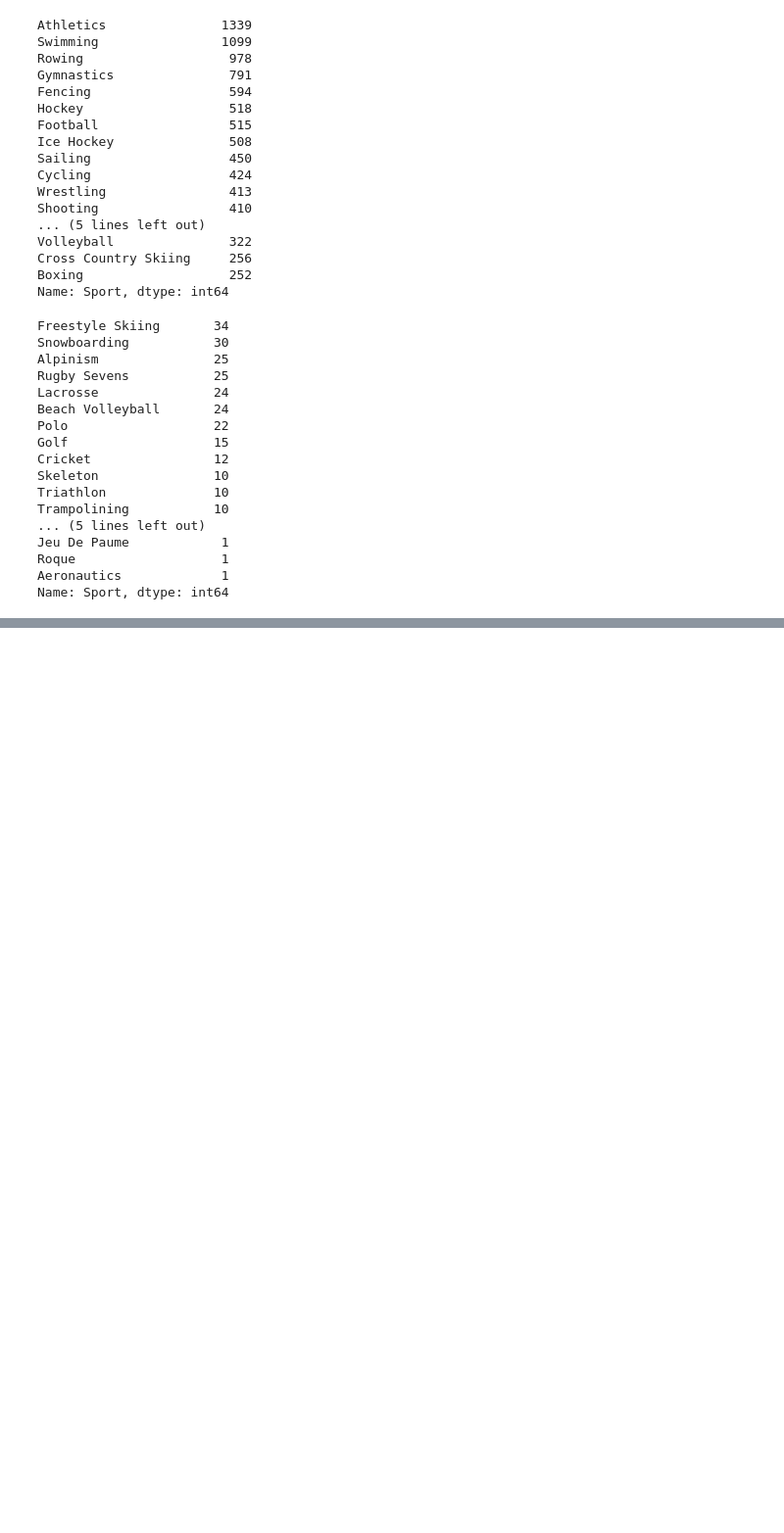
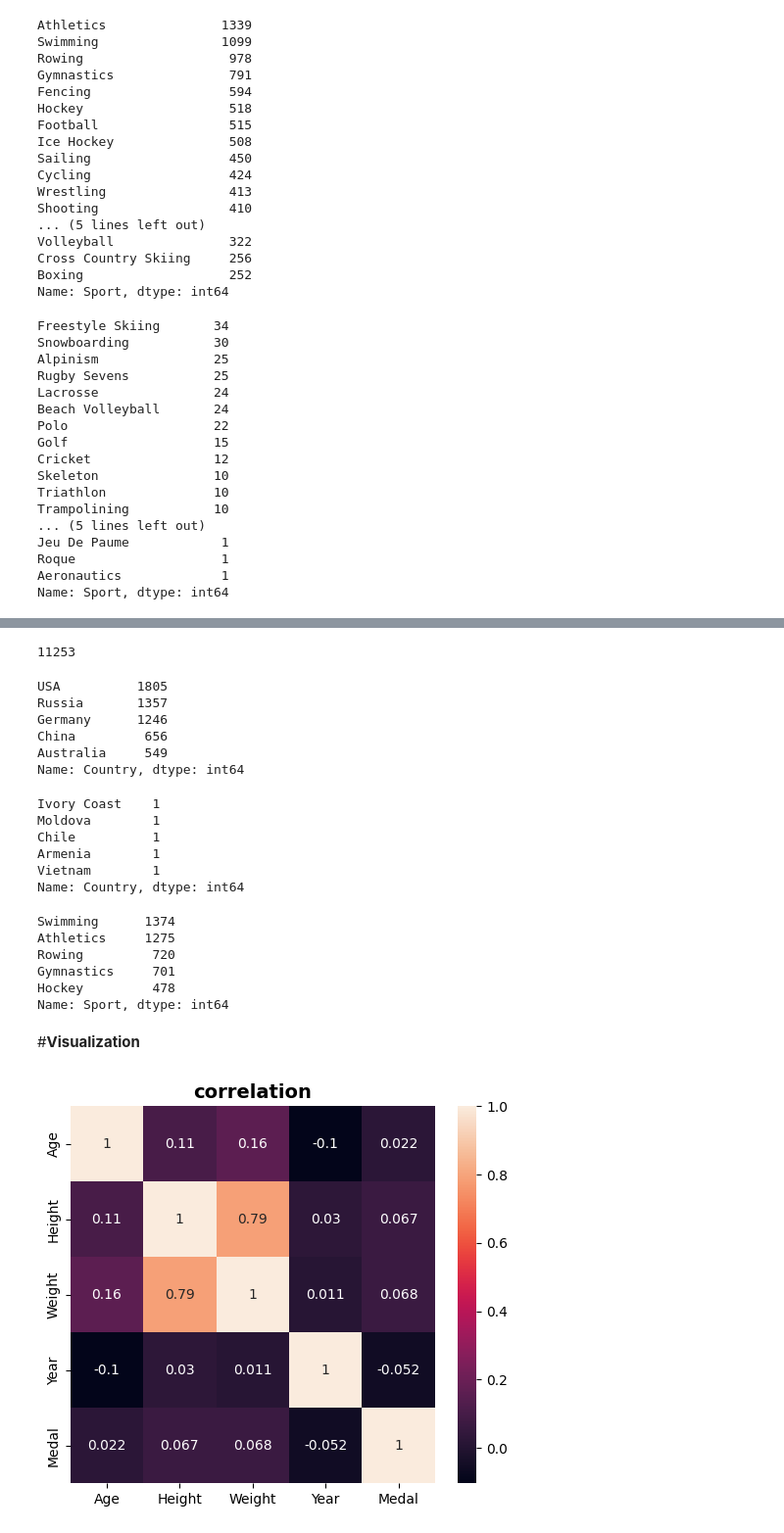
Before and after one commit to hegame1998/Olympic-data-analysis, a Jupyter notebook: Programming_and_database(Hengame_Shahriyari).ipynb, the cells around one changed output, grey strips where cells are left out. Shown at 98% size. Saved outputs shown, nothing was run; the diff lists cells and outputs as text; code cells hidden in the pictures; blank space fills up the shorter version.

```diff
--- a/Programming_and_database(Hengame_Shahriyari).ipynb
+++ b/Programming_and_database(Hengame_Shahriyari).ipynb
@@ -847,0 +857,46 @@ Name: Country, dtype: int64
+# %%
+# number of woman medalists
+WomanMedalist = WomanAthlete.loc[WomanAthlete['Medal'] != 0]
+WomanMedalist.shape[0]
+# %% [output]
+11253
+# %%
+# number of woman medalists by country / top 5
+WomanMedalist.Country.value_counts().head(5)
+# %% [output]
+USA          1805
+Russia       1357
+Germany      1246
+China         656
+Australia     549
+Name: Country, dtype: int64
+# %%
+# number of woman medalists by country / last 5
+WomanMedalist.Country.value_counts().tail(5)
+# %% [output]
+Ivory Coast    1
+Moldova        1
+Chile          1
+Armenia        1
+Vietnam        1
+Name: Country, dtype: int64
+# %%
+# number of female medalists by sport / top 5
+WomanMedalist.Sport.value_counts().head(5)
+# %% [output]
+Swimming      1374
+Athletics     1275
+Rowing         720
+Gymnastics     701
+Hockey         478
+Name: Sport, dtype: int64
+# %% [markdown]
+#**Visualization**
+# %%
+# correlation graph
+plt.figure(figsize=(6,5))
+sns.heatmap(athlete_df.corr(), annot=True)
+plt.title('correlation', fontweight='bold', fontsize=14)
+plt.show()
+# %% [output]
+[figure, added]
```
Also changed, not shown: parts of 16 cells of this notebook.
